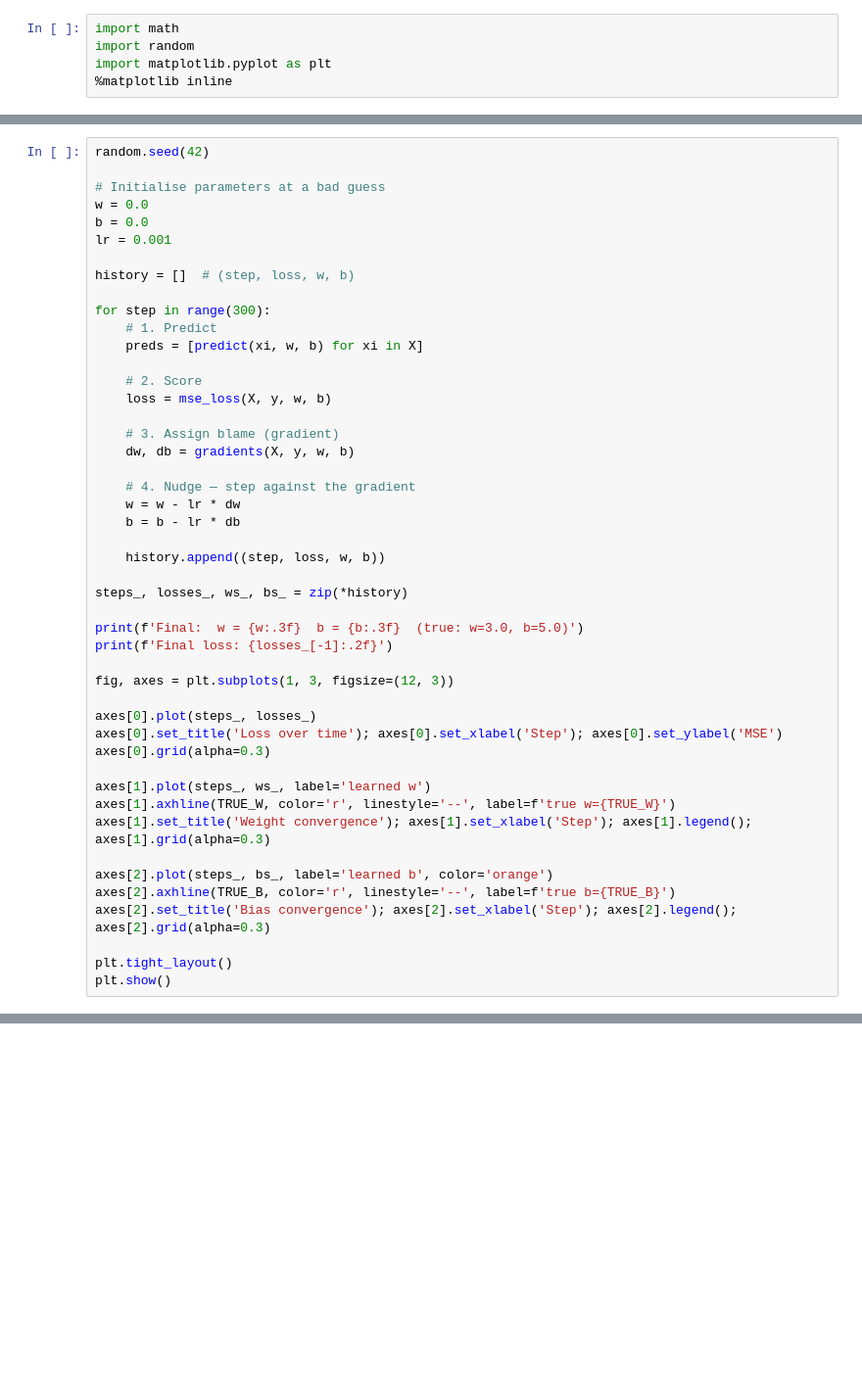
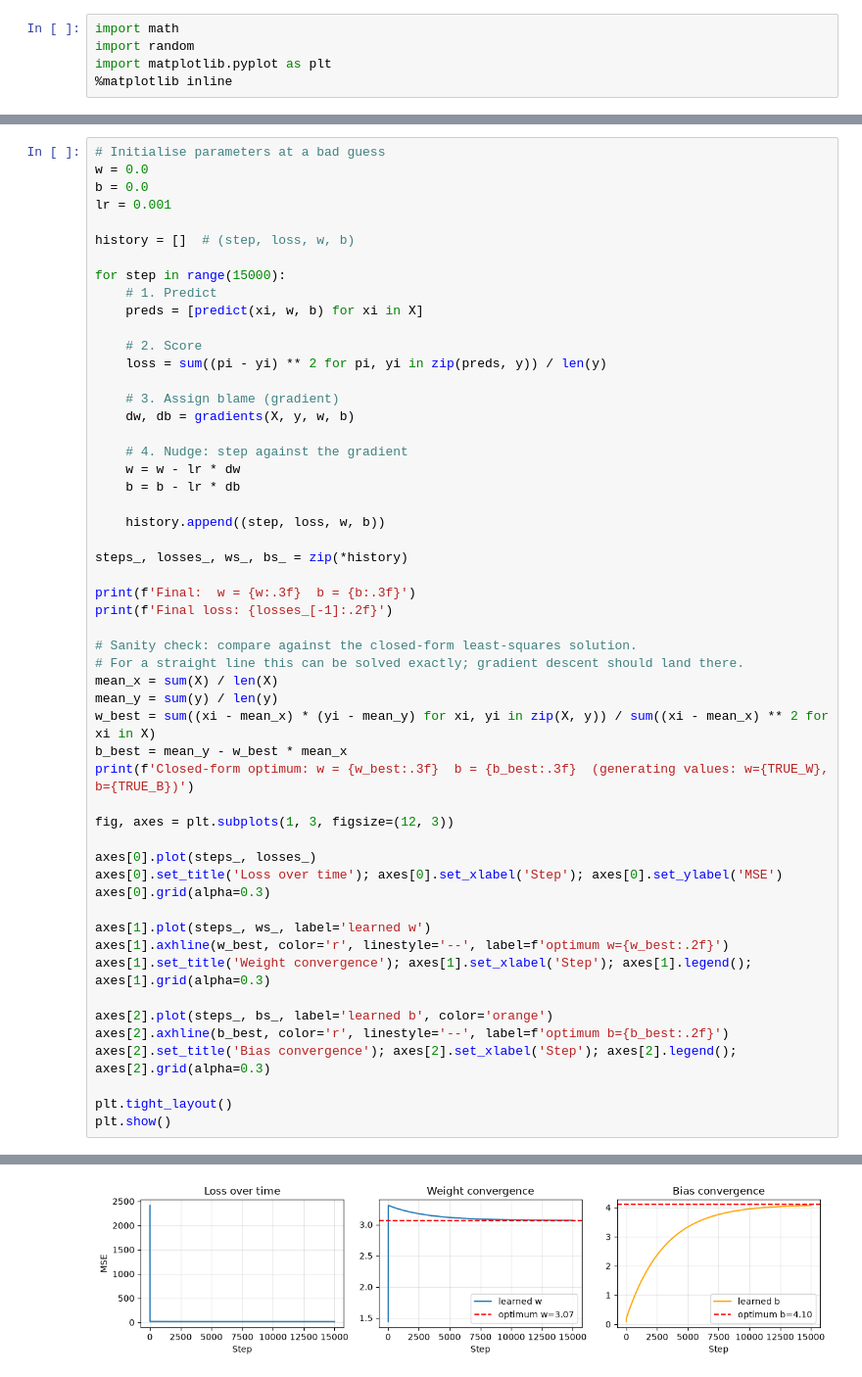
Before and after one commit to ehtb/study, a Jupyter notebook: notebooks/foundational/1_foundations.ipynb, the cells around one changed output, grey strips where cells are left out. Shown at 98% size. Drawn from its saved outputs; the diff is of its cells as text; blank space fills up the shorter version.

```diff
--- a/notebooks/foundational/1_foundations.ipynb
+++ b/notebooks/foundational/1_foundations.ipynb
@@ -274,6 +327,4 @@ Let's train linear regression and watch the parameters converge toward the true
 # %%
-random.seed(42)
-
 # Initialise parameters at a bad guess
 w = 0.0
 b = 0.0
@@ -281,17 +332,17 @@ lr = 0.001
 
 history = []  # (step, loss, w, b)
 
-for step in range(300):
+for step in range(15000):
     # 1. Predict
     preds = [predict(xi, w, b) for xi in X]
 
     # 2. Score
-    loss = mse_loss(X, y, w, b)
+    loss = sum((pi - yi) ** 2 for pi, yi in zip(preds, y)) / len(y)
 
     # 3. Assign blame (gradient)
     dw, db = gradients(X, y, w, b)
 
-    # 4. Nudge — step against the gradient
+    # 4. Nudge: step against the gradient
     w = w - lr * dw
     b = b - lr * db
 
@@ -299,8 +350,16 @@ for step in range(300):
 
 steps_, losses_, ws_, bs_ = zip(*history)
 
-print(f'Final:  w = {w:.3f}  b = {b:.3f}  (true: w=3.0, b=5.0)')
+print(f'Final:  w = {w:.3f}  b = {b:.3f}')
 print(f'Final loss: {losses_[-1]:.2f}')
+
+# Sanity check: compare against the closed-form least-squares solution.
+# For a straight line this can be solved exactly; gradient descent should land there.
+mean_x = sum(X) / len(X)
+mean_y = sum(y) / len(y)
+w_best = sum((xi - mean_x) * (yi - mean_y) for xi, yi in zip(X, y)) / sum((xi - mean_x) ** 2 for xi in X)
+b_best = mean_y - w_best * mean_x
+print(f'Closed-form optimum: w = {w_best:.3f}  b = {b_best:.3f}  (generating values: w={TRUE_W}, b={TRUE_B})')
 
 fig, axes = plt.subplots(1, 3, figsize=(12, 3))
 
@@ -309,12 +368,13 @@ axes[0].set_title('Loss over time'); axes[0].set_xlabel('Step'); axes[0].set_yla
 axes[0].grid(alpha=0.3)
 
 axes[1].plot(steps_, ws_, label='learned w')
-axes[1].axhline(TRUE_W, color='r', linestyle='--', label=f'true w={TRUE_W}')
+axes[1].axhline(w_best, color='r', linestyle='--', label=f'optimum w={w_best:.2f}')
 axes[1].set_title('Weight convergence'); axes[1].set_xlabel('Step'); axes[1].legend(); axes[1].grid(alpha=0.3)
 
 axes[2].plot(steps_, bs_, label='learned b', color='orange')
-axes[2].axhline(TRUE_B, color='r', linestyle='--', label=f'true b={TRUE_B}')
+axes[2].axhline(b_best, color='r', linestyle='--', label=f'optimum b={b_best:.2f}')
 axes[2].set_title('Bias convergence'); axes[2].set_xlabel('Step'); axes[2].legend(); axes[2].grid(alpha=0.3)
 
 plt.tight_layout()
 plt.show()
+# %% [output]
@@ -321,3 +384,4 @@ plt.show()
+[figure, added]
 # %%
 # Plot the learned line against the data
 x_line = [min(X), max(X)]
```
Also changed, not shown: parts of 24 cells of this notebook, 7 other files.
